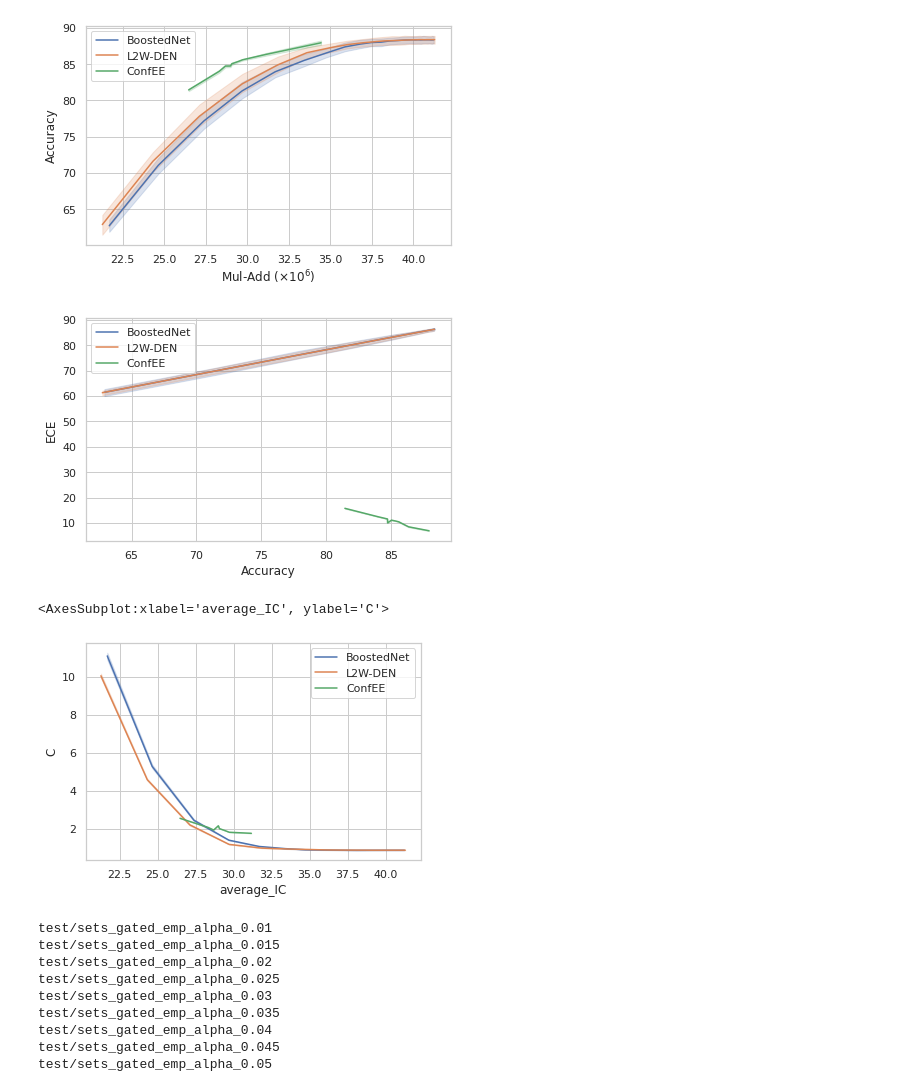
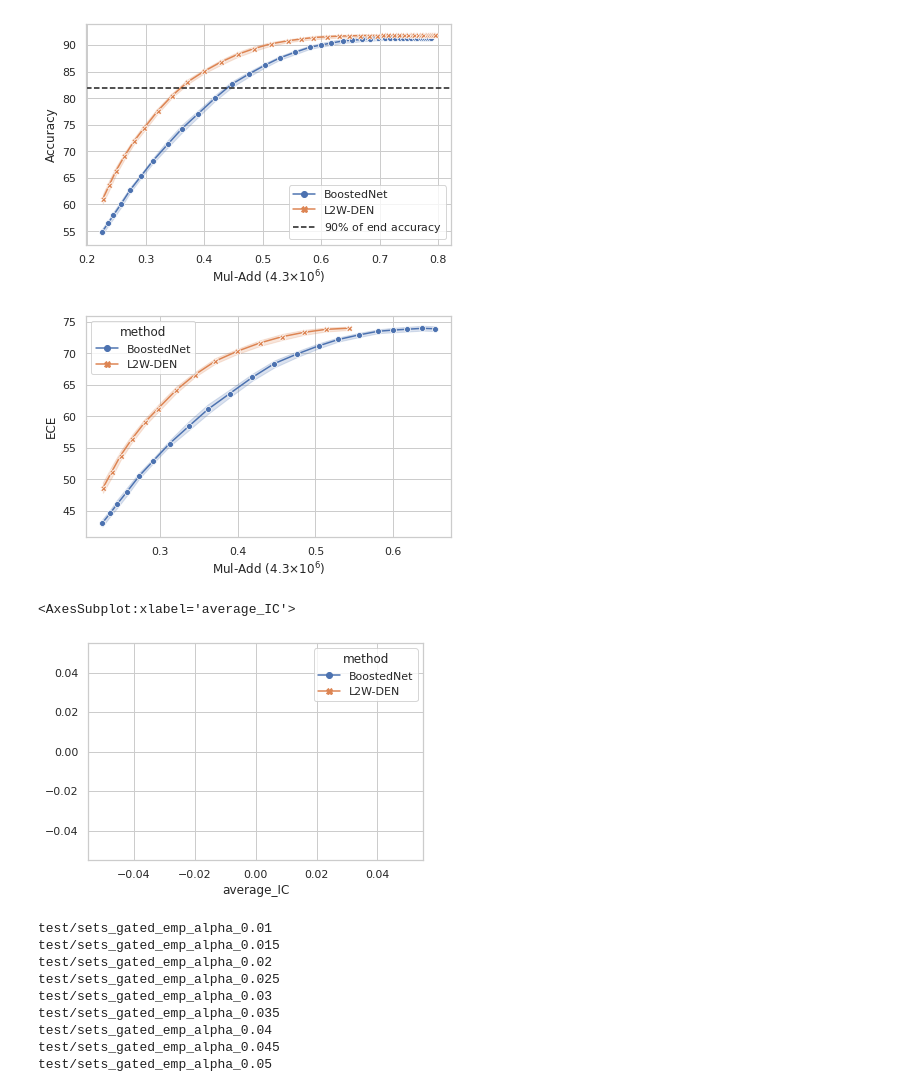
Before and after one commit to networkslab/dynn, a Jupyter notebook: src/notebooks/confidence_intervals_ce_ic.ipynb, the cells around one changed output. Saved outputs shown, nothing was run; the diff lists cells and outputs as text; code cells hidden in the pictures.

```diff
--- a/src/notebooks/confidence_intervals_ce_ic.ipynb
+++ b/src/notebooks/confidence_intervals_ce_ic.ipynb
@@ -54,7 +61,7 @@ list_files = os.listdir(path)
 list_dicts_ours = []
 for file_name in list_files:
 
-    if '.pk' in file_name and 'boosted' not in file_name and 'weighted' not in file_name:
+    if '.pk' in file_name and 'baseline' not in file_name and 'boosted' not in file_name and 'weighted' not in file_name:
         lambda_val = float(file_name.split('_')[-2])
         print(file_name)
         with open(os.path.join(path, file_name), 'rb') as file:
@@ -137,7 +133,7 @@ keys_we_want = ['test/acc_exit','test/total_cost', 'test/gated_acc', 'test/gated
 cov_keys_dict, C_keys_dict = get_all_cov_C(list_dicts_ours[0])
 
 
-type_of_conf = 'test/sets_general_'
+type_of_conf = 'test/sets_gated_'
 cov_keys = cov_keys_dict[type_of_conf]
 C_keys = C_keys_dict[type_of_conf]
 cov_keys_baseline = cov_keys
@@ -178,20 +174,21 @@ requested_alpha = 0.05
 # %%
 our_df = pd.DataFrame()
 for metrics in list_dicts_ours:
+    metrics_we_care_about = extract_metrics_we_want(metrics, keys_we_want)
+    metrics_we_care_about['average_IC'] = np.mean(metrics_we_care_about['test/total_cost'])/total_mudaa
+    metrics_we_care_about['average_ACC'] = np.mean(metrics_we_care_about['test/gated_acc'])
+    metrics_we_care_about['ACC'] = metrics_we_care_about['test/gated_acc']
 
-    metrics_we_care_about = extract_metrics_we_want(metrics, keys_we_want)
-
-    metrics_we_care_about['average_IC'] = np.mean(metrics_we_care_about['test/total_cost'])
-    metrics_we_care_about['average_ACC'] = np.mean(metrics_we_care_about['test/gated_acc'])
+    metrics_we_care_about['ECE'] =metrics_we_care_about['test/gated_ece']
 
     for cov_key in cov_keys:
-
+        alpha = float(cov_key.split('alpha_')[-1])
         metrics_we_care_about['average'+cov_key] = np.mean(metrics_we_care_about[cov_key])
 
         metrics_we_care_about['alpha'+cov_key] = alpha
     for C_key in C_keys:
         metrics_we_care_about['average'+C_key] = np.mean(metrics_we_care_about[C_key])
-        print(np.mean(metrics_we_care_about[C_key]))
+
     alpha_max = find_highest_cov(metrics_we_care_about, cov_keys, requested_alpha)
 
 
@@ -293,6 +261,7 @@ weighted_point_acc  = np.mean(weighted_points[0]['ACC'])
 weighted_point2_ic  = np.mean(weighted_points[1]['EXPECTED_FLOPS'])
 weighted_point2_acc  = np.mean(weighted_points[1]['ACC'])
 # %%
-filtered_boosted_df = boosted_df[boosted_df['average_ACC'].between(end_acc*0.7, end_acc)]
-filtered_our_df = our_df[our_df['average_ACC'].between(end_acc*0.7, end_acc)]
-filtered_weighted_df = weighted_df[weighted_df['average_ACC'].between(end_acc*0.7, end_acc)]
+filtered_boosted_df = boosted_df[boosted_df['average_ACC'].between(end_plot_acc, end_acc)]
+filtered_our_df = our_df[our_df['average_ACC'].between(end_plot_acc, end_acc)]
+filtered_weighted_df = weighted_df[weighted_df['average_ACC'].between(end_plot_acc, end_acc)]
+#filtered_baseline_df   = baseline_df[baseline_df['average_ACC'].between(end_plot_acc, end_acc)]
@@ -299,44 +284,44 @@ filtered_weighted_df = weighted_df[weighted_df['average_ACC'].between(end_acc*0.
 # %%
-sns.set(font_scale=1.3)
+sns.set(font_scale=1.5)
 sns.set_theme(style="whitegrid")
 #print(filtered_our_df)
-sns.lineplot(data=filtered_boosted_df, x="average_IC", y="ACC", label=boo_name)
-sns.lineplot(data=filtered_weighted_df, x="average_IC", y="ACC", label=w_name)
-sns.lineplot(data=filtered_our_df, x="average_IC", y="test/gated_acc", label=our_name)
-# plt.plot([our_point_ic, our_point2_ic], [our_point_acc, our_point2_acc], marker='*', ls='none', ms=6)
-# plt.plot([boosted_point_ic, boosted_point2_ic], [boosted_point_acc, boosted_point2_acc], marker='*', ls='none', ms=6)
-# plt.plot([weighted_point_ic, weighted_point2_ic], [weighted_point_acc, weighted_point2_acc], marker='*', ls='none', ms=6)
-# sns.scatterplot(data=filtered_boosted_df, x="average_IC", y="ACC", label=boo_name)
-# sns.scatterplot(data=filtered_weighted_df, x="average_IC", y="ACC", label="Weighted")
-# sns.scatterplot(data=filtered_our_df, x="average_IC", y="test/gated_acc", label="ConfEE")
-#plt.axhline(y=end_acc*0.7, color='k',linestyle='--', label=r'$70\%$ of end accuracy')
+combined_df = pd.concat([filtered_boosted_df, filtered_weighted_df, filtered_our_df],axis=0, ignore_index=True)
+sns.lineplot(data=combined_df, x="average_IC", y="ACC", hue="method", style="method",
+    markers=True, dashes=False)
+plt.axhline(y=line_acc, color='k',linestyle='--', label=line_acc_label)
 plt.legend()
-plt.xlabel(r'Mul-Add ($\times 10^6$)')
+x_string = r'Mul-Add ('+str(total_mudaa)+'$ \\times 10^6$)'
+plt.xlabel(x_string)
 plt.ylabel('Accuracy')
 plt.tight_layout()
 plt.savefig('perf_cost_'+dataset+'.pdf')
 # %% [output]
-[figure, old version]
+[figure, new version]
 # %%
-sns.set(font_scale=1.5)  # crazy big
+sns.set(font_scale=1.5)
 sns.set_theme(style="whitegrid")
-sns.lineplot(data=filtered_weighted_df, x="average_ACC", y="ECE", label=boo_name)
-sns.lineplot(data=filtered_boosted_df, x="average_ACC", y="ECE", label=w_name)
+sns.lineplot(data=combined_df, x="average_IC", y="ECE", hue="method", style="method",
+    markers=True, dashes=False)
+# sns.set_theme(style="whitegrid")
+# sns.lineplot(data=filtered_weighted_df, x="average_ACC", y="ECE", label=boo_name)
+# sns.lineplot(data=filtered_boosted_df, x="average_ACC", y="ECE", label=w_name)
 
-sns.lineplot(data=filtered_our_df, x="average_ACC", y="test/gated_ece", label=our_name)
-plt.xlabel('Accuracy')
+# sns.lineplot(data=filtered_our_df, x="average_ACC", y="ECE", label=our_name)
+x_string = r'Mul-Add ('+str(total_mudaa)+'$ \\times 10^6$)'
+plt.xlabel(x_string)
 plt.ylabel('ECE')
 plt.tight_layout()
 plt.savefig('perf_ece_'+dataset+'.pdf')
 # %% [output]
-[figure, old version]
+[figure, new version]
 # %%
 # sns.set(font_scale=1.5)  # crazy big
 # sns.set_theme(style="whitegrid")
 
-sns.lineplot(data=filtered_boosted_df, x="average_IC", y="C", label=boo_name)
-sns.lineplot(data=filtered_weighted_df, x="average_IC", y="C", label=w_name)
-sns.lineplot(data=filtered_our_df, x="average_IC", y="C", label=our_name)
+sns.set(font_scale=1.5)
+sns.set_theme(style="whitegrid")
+sns.lineplot(data=combined_df, x="average_IC", y="C", hue="method", style="method",
+    markers=True, dashes=False)
 
 # sns.scatterplot(data=filtered_boosted_df, x="average_IC", y="C", label=boo_name)
 # sns.scatterplot(data=filtered_weighted_df, x="average_IC", y="C", label=w_name)
@@ -348,8 +333,8 @@ sns.lineplot(data=filtered_our_df, x="average_IC", y="C", label=our_name)
 # plt.tight_layout()
 # plt.savefig('inef_IC_'+dataset+'.pdf')
 # %% [output]
-<AxesSubplot:xlabel='average_IC', ylabel='C'>
+<AxesSubplot:xlabel='average_IC'>
-[figure, old version]
+[figure, new version]
 # %%
 weighted_df_emp_vs_req = pd.DataFrame()
 boosted_df_emp_vs_req = pd.DataFrame()
```
Also changed, not shown: parts of 9 cells of this notebook, 1 other file.
